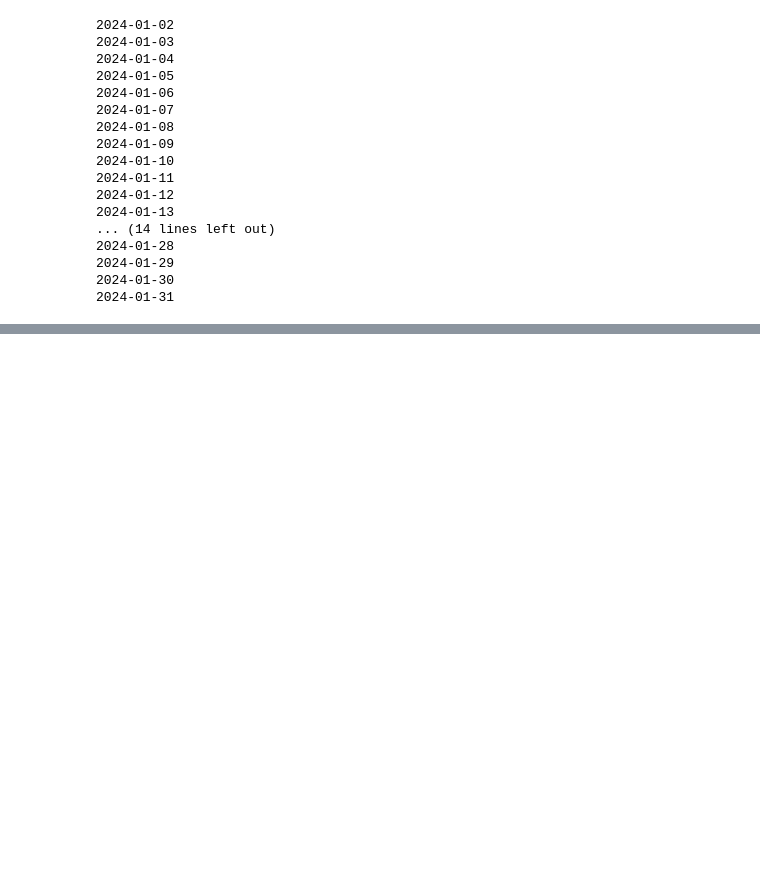
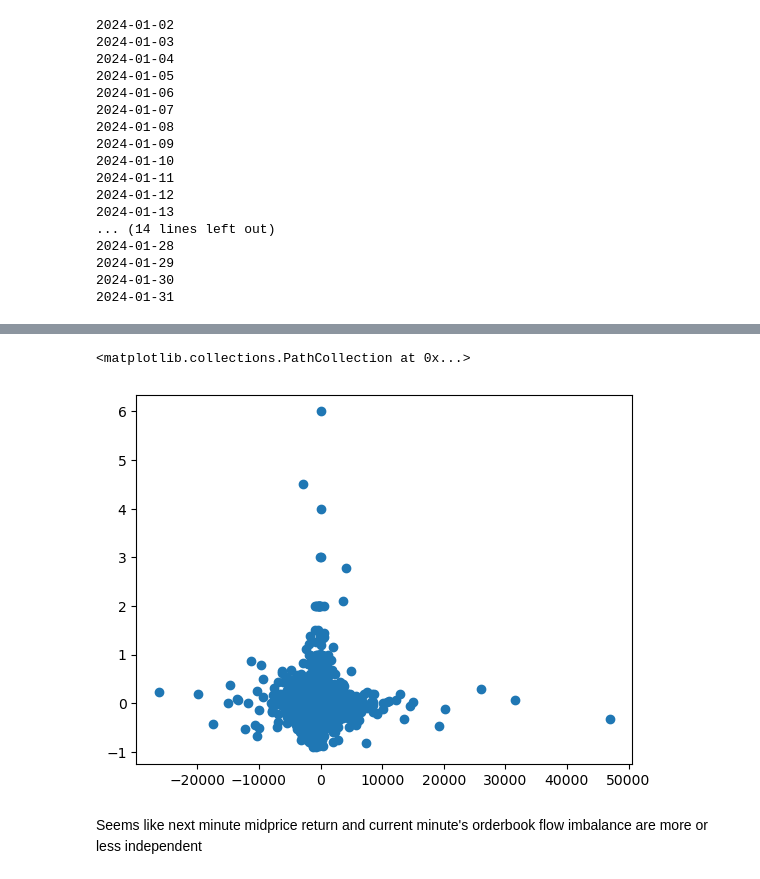
Before and after one commit to ijamil1/kalshi_mm, a Jupyter notebook: exploring_order_book_indicators_predictive_powers.ipynb, the cells around one changed output, grey strips where cells are left out. Saved outputs shown, nothing was run; the diff lists cells and outputs as text; code cells hidden in the pictures; blank space fills up the shorter version.

```diff
--- a/exploring_order_book_indicators_predictive_powers.ipynb
+++ b/exploring_order_book_indicators_predictive_powers.ipynb
@@ -713,0 +755,9 @@ will examine how predictive flow imbalance is if at all next
+# %%
+x = flow_return_df['flow_imbalance'].tolist()
+y = flow_return_df['next_min_midprice_return'].tolist()
+plt.scatter(x,y)
+# %% [output]
+<matplotlib.collections.PathCollection at 0x...>
+[figure, added]
+# %% [markdown]
+Seems like next minute midprice return and current minute's orderbook flow imbalance are more or less independent
```
Also changed, not shown: parts of 19 cells of this notebook.
